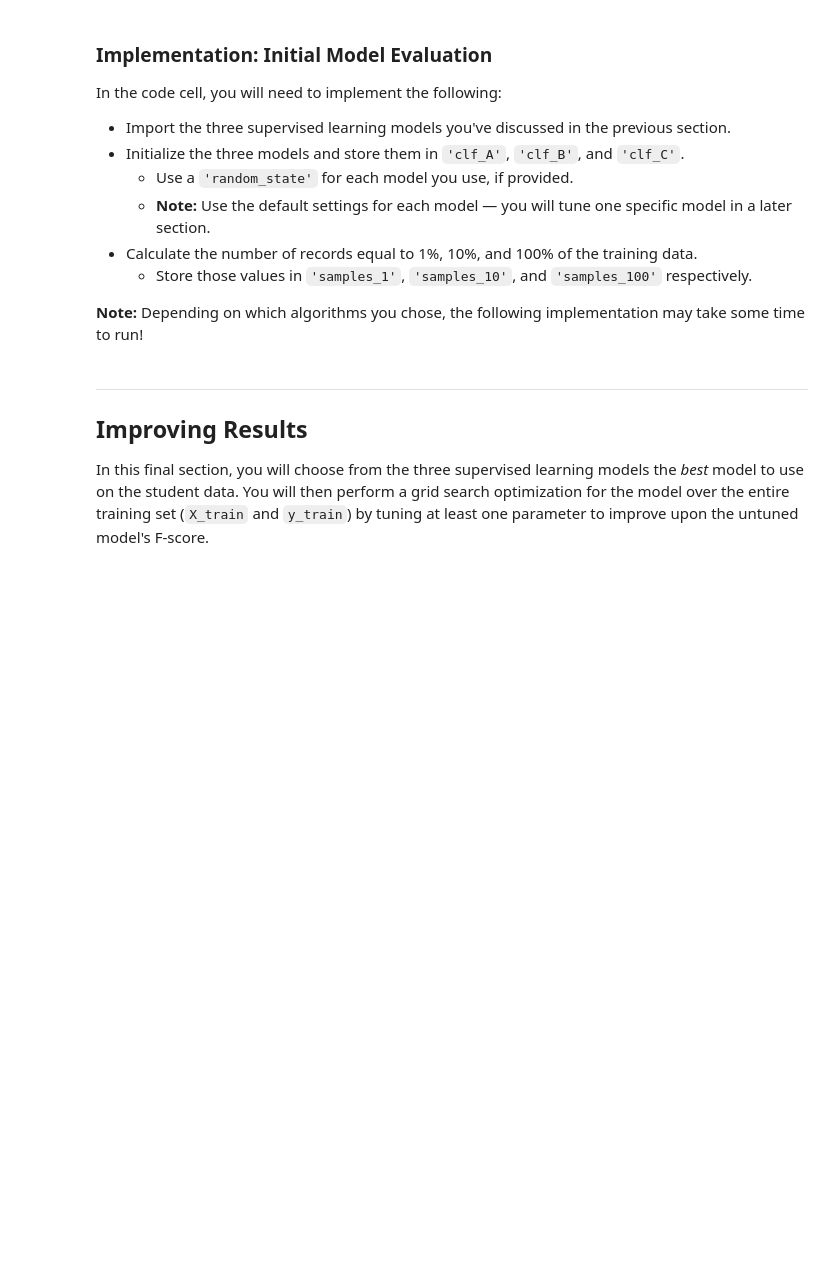
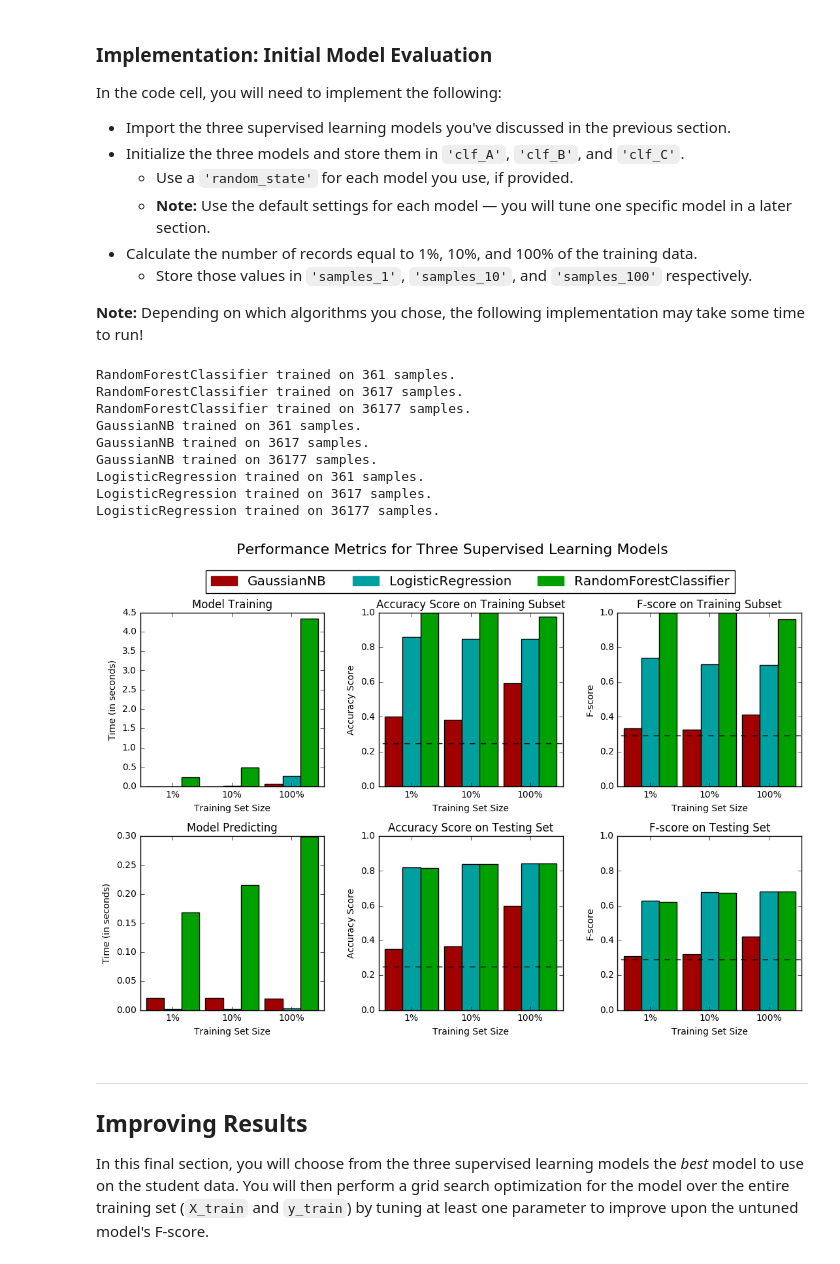
Before and after one commit to cidelab/MachineLearnResearch, a Jupyter notebook: finding_donors/finding_donors.ipynb, the cells around one changed output. Saved outputs shown, nothing was run; the diff lists cells and outputs as text; code cells hidden in the pictures; blank space fills up the shorter version.

Commit message:
testing classifiers

```diff
--- a/finding_donors/finding_donors.ipynb
+++ b/finding_donors/finding_donors.ipynb
@@ -399,8 +398,8 @@ def train_predict(learner, sample_size, X_train, y_train, X_test, y_test):
     # TODO: Get the predictions on the test set(X_test),
     #       then get predictions on the first 300 training samples(X_train) using .predict()
     start = time() # Get start time
-    predictions_test = learner.predict(X_test)
-    predictions_train = learner.predict(X_train[:300])
+    prediction_test = learner.predict(X_test)
+    prediction_train = learner.predict(X_train[:300])
     end = time() # Get end time
 
     # TODO: Calculate the total prediction time
@@ -410,7 +409,7 @@ def train_predict(learner, sample_size, X_train, y_train, X_test, y_test):
     results['acc_train'] = accuracy_score(y_train[:300], prediction_train)
 
     # TODO: Compute accuracy on test set using accuracy_score()
-    results['acc_test'] = accuracy_score(y_test, predictions_test)
+    results['acc_test'] = accuracy_score(y_test, prediction_test)
 
     # TODO: Compute F-score on the the first 300 training samples using fbeta_score()
     results['f_train'] = fbeta_score(y_train[:300], prediction_train, beta=0.5)
@@ -436,31 +435,45 @@ In the code cell, you will need to implement the following:
 **Note:** Depending on which algorithms you chose, the following implementation may take some time to run!
 # %%
 # TODO: Import the three supervised learning models from sklearn
+from sklearn.ensemble import RandomForestClassifier
+from sklearn.naive_bayes import GaussianNB
+from sklearn.linear_model import LogisticRegression
 
 # TODO: Initialize the three models
-clf_A = None
-clf_B = None
-clf_C = None
+clf_A = RandomForestClassifier(n_estimators=100)
+clf_B = GaussianNB()
+clf_C = LogisticRegression()
 
 # TODO: Calculate the number of samples for 1%, 10%, and 100% of the training data
 # HINT: samples_100 is the entire training set i.e. len(y_train)
 # HINT: samples_10 is 10% of samples_100
 # HINT: samples_1 is 1% of samples_100
-samples_100 = None
-samples_10 = None
-samples_1 = None
+samples_100 = len(y_train)
+samples_10 = samples_100 / 10
+samples_1 = samples_100 / 100
 
 # Collect results on the learners
 results = {}
 for clf in [clf_A, clf_B, clf_C]:
     clf_name = clf.__class__.__name__
     results[clf_name] = {}
     for i, samples in enumerate([samples_1, samples_10, samples_100]):
         results[clf_name][i] = \
         train_predict(clf, samples, X_train, y_train, X_test, y_test)
 
 # Run metrics visualization for the three supervised learning models chosen
 vs.evaluate(results, accuracy, fscore)
+# %% [output]
+RandomForestClassifier trained on 361 samples.
+RandomForestClassifier trained on 3617 samples.
+RandomForestClassifier trained on 36177 samples.
+GaussianNB trained on 361 samples.
+GaussianNB trained on 3617 samples.
+GaussianNB trained on 36177 samples.
+LogisticRegression trained on 361 samples.
+LogisticRegression trained on 3617 samples.
+LogisticRegression trained on 36177 samples.
+[figure, added]
 # %% [markdown]
 ----
 ## Improving Results
```
Also changed, not shown: parts of 1 cell of this notebook, 1 other file.
